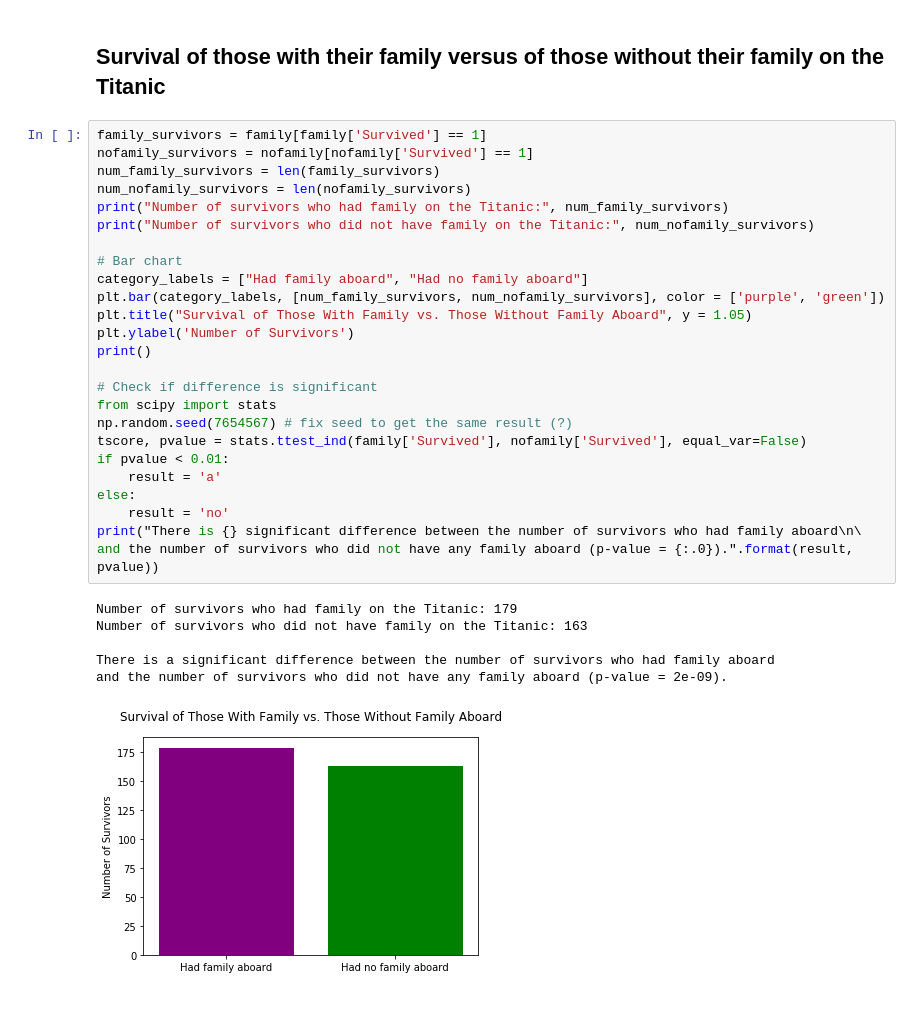
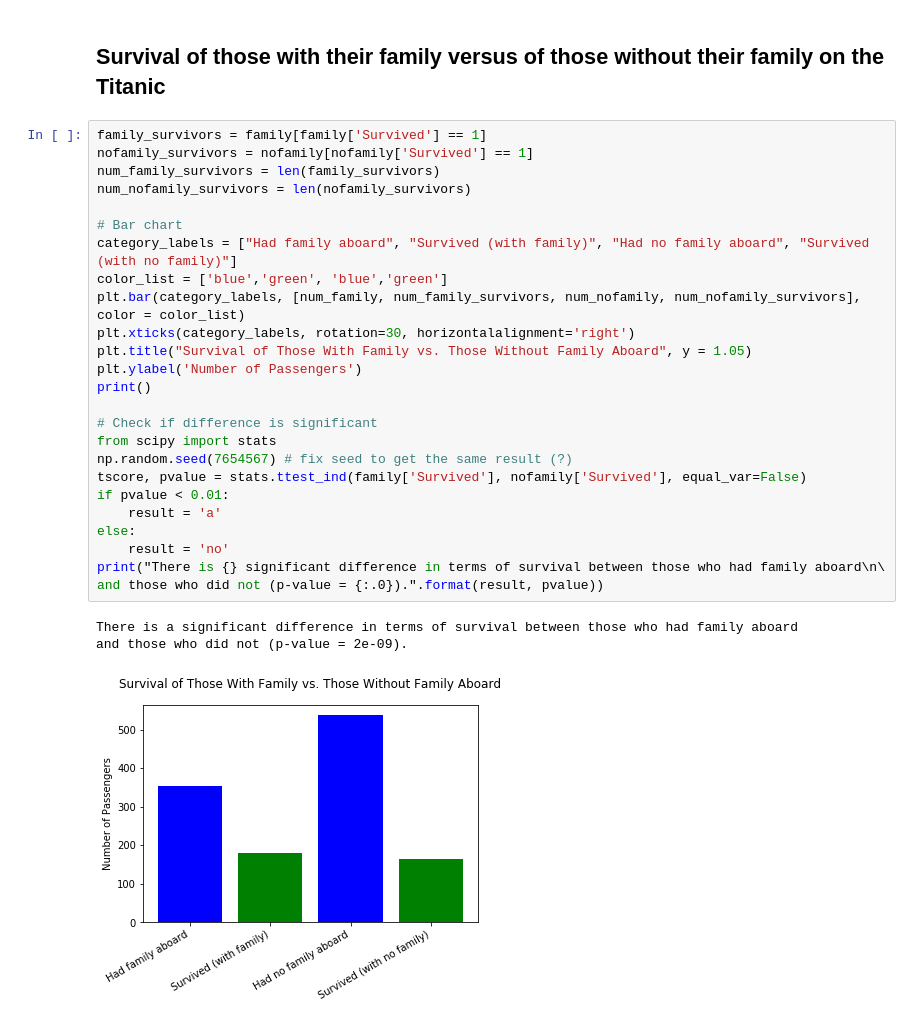
Before and after one commit to minnawoo/Titanic-Data-Analysis-Project, a Jupyter notebook: Data Analysis Project.ipynb, the cells around one changed output. Saved outputs shown, nothing was run; the diff lists cells and outputs as text.

```diff
--- a/Data Analysis Project.ipynb
+++ b/Data Analysis Project.ipynb
@@ -496,32 +512,29 @@ Number of passengers with no family: 537 (60%)
 # %%
 family_survivors = family[family['Survived'] == 1]
 nofamily_survivors = nofamily[nofamily['Survived'] == 1]
 num_family_survivors = len(family_survivors)
 num_nofamily_survivors = len(nofamily_survivors)
-print("Number of survivors who had family on the Titanic:", num_family_survivors)
-print("Number of survivors who did not have family on the Titanic:", num_nofamily_survivors)
 
 # Bar chart
-category_labels = ["Had family aboard", "Had no family aboard"]
-plt.bar(category_labels, [num_family_survivors, num_nofamily_survivors], color = ['purple', 'green'])
+category_labels = ["Had family aboard", "Survived (with family)", "Had no family aboard", "Survived (with no family)"]
+color_list = ['blue','green', 'blue','green']
+plt.bar(category_labels, [num_family, num_family_survivors, num_nofamily, num_nofamily_survivors], color = color_list)
+plt.xticks(category_labels, rotation=30, horizontalalignment='right')
 plt.title("Survival of Those With Family vs. Those Without Family Aboard", y = 1.05)
-plt.ylabel('Number of Survivors')
+plt.ylabel('Number of Passengers')
 print()
 
 # Check if difference is significant
 from scipy import stats
 np.random.seed(7654567) # fix seed to get the same result (?)
 tscore, pvalue = stats.ttest_ind(family['Survived'], nofamily['Survived'], equal_var=False)
 if pvalue < 0.01:
     result = 'a'
 else:
     result = 'no'
-print("There is {} significant difference between the number of survivors who had family aboard\n\
-and the number of survivors who did not have any family aboard (p-value = {:.0}).".format(result, pvalue))
+print("There is {} significant difference in terms of survival between those who had family aboard\n\
+and those who did not (p-value = {:.0}).".format(result, pvalue))
 # %% [output]
-Number of survivors who had family on the Titanic: 179
-Number of survivors who did not have family on the Titanic: 163
-
-There is a significant difference between the number of survivors who had family aboard
-and the number of survivors who did not have any family aboard (p-value = 2e-09).
+There is a significant difference in terms of survival between those who had family aboard
+and those who did not (p-value = 2e-09).
-[figure, old version]
+[figure, new version]
```
Also changed, not shown: parts of 22 cells of this notebook.
